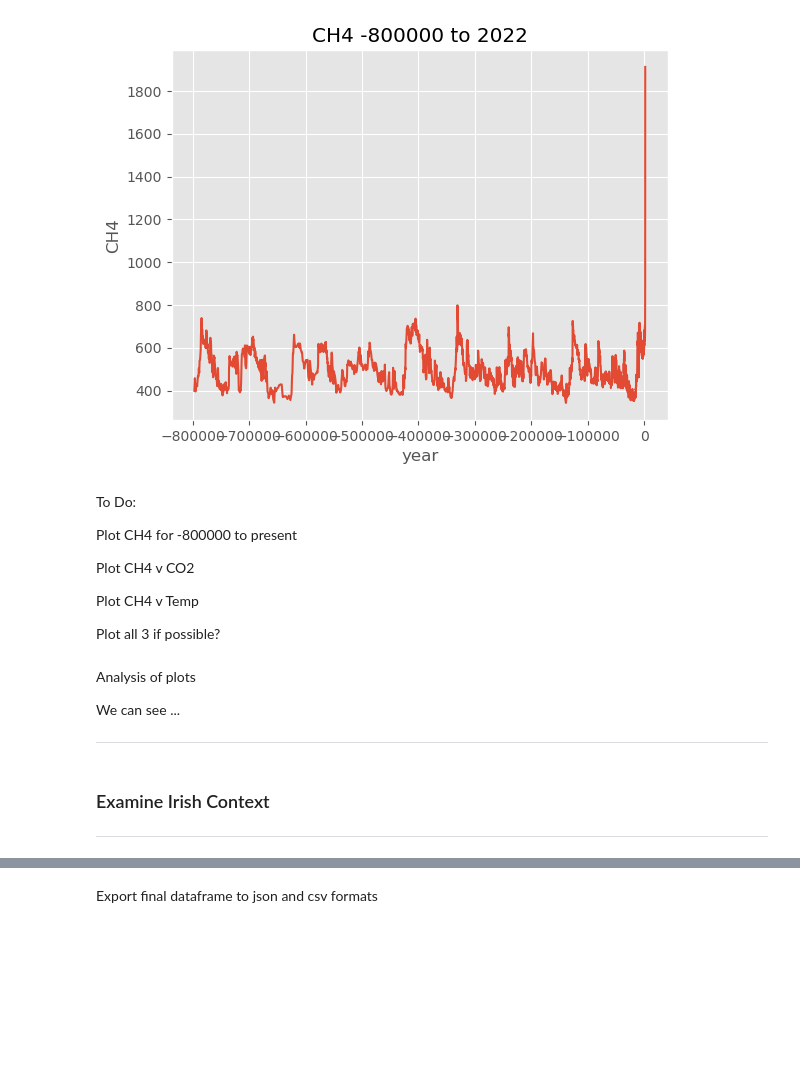
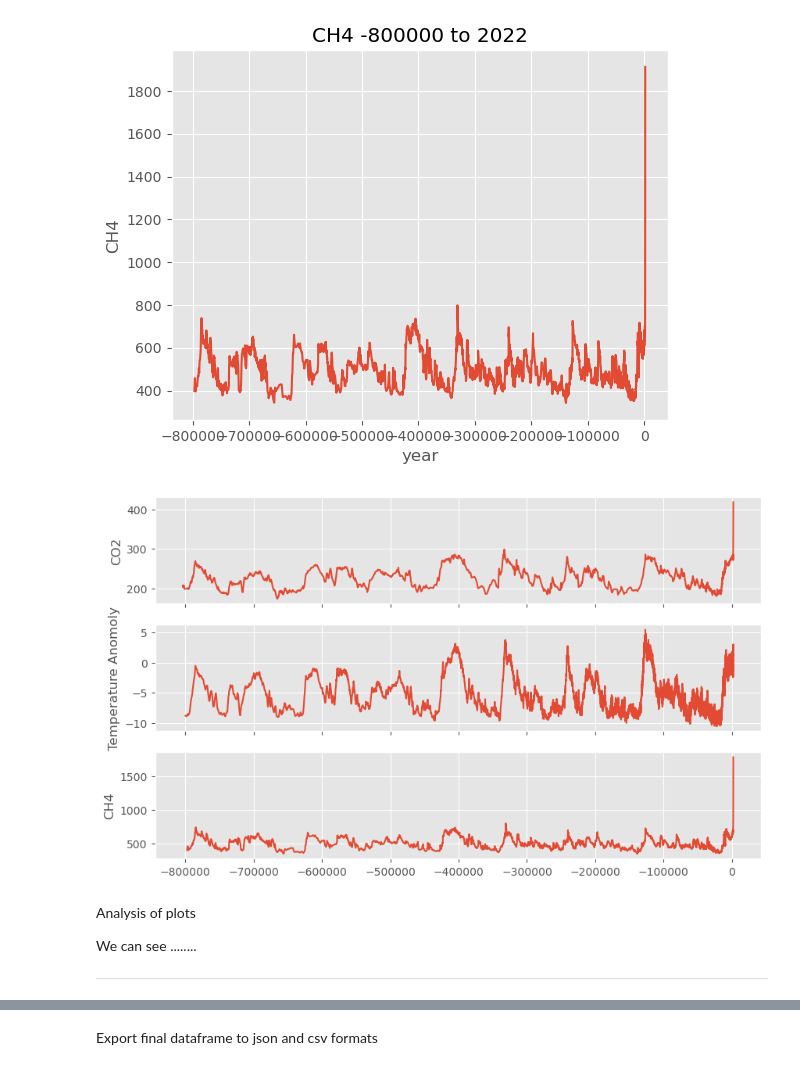
Before and after one commit to PeeBs68/mywork, a Jupyter notebook: project2.ipynb, the cells around one changed output, grey strips where cells are left out. Cells and saved outputs as stored; diff of their text form; code cells hidden in the pictures; blank space fills up the shorter version.

```diff
--- a/project2.ipynb
+++ b/project2.ipynb
@@ -253,11 +260,8 @@ https://climatechange.chicago.gov/sites/production/files/2016-08/ghg-concentrati
 # %%
 # Import CH4 data for -800000 to 2015
-import numpy as np
-import pandas as pd
-import seaborn as sns
+
+# Note: due to issues with the file format/encoding of the source data, we use a locally saved copy instead.
+
 ch4_col_names = ['year', 'CH4', 'law', 'cape', 'Mauna', 'Shetlands']
 # ch4_df = pd.read_csv("https://climatechange.chicago.gov/sites/production/files/2016-08/ghg-concentrations_fig-2.csv", skiprows = 8, sep = ',', names=ch4_col_names)
-# ch4_df = pd.read_csv("data/Book3_csv.csv", skiprows = 8, sep=',', names=ch4_col_names)
-ch4_df = pd.read_excel("data/CH4_data.xlsm", sheet_name="Book3_csv",skiprows = range(1, 8),names=ch4_col_names)
-
-ch4_df
+ch4_df = pd.read_excel("source_data/CH4_data.xlsm", sheet_name="sheet1",skiprows = range(1, 8),names=ch4_col_names)
@@ -279,12 +269,12 @@ ch4_df
 # Fill in the gaps from the other readings
 ch4_df.CH4.fillna(ch4_df.law, inplace=True)
 ch4_df.CH4.fillna(ch4_df.cape, inplace=True)
-#ch4_df = ch4_df.drop("Direct Measurements")
+ch4_df.CH4.fillna(ch4_df.Mauna, inplace=True)
+
+# Drop row with invalid data: https://stackoverflow.com/questions/60698147/how-to-drop-a-row-using-iloc-method
 ch4_df.drop(labels=2175, inplace=True)
-#ch4_df['year'] = ch4_df['year'].str.replace("\u2014", "-")
-#ch4_df['year'] = ch4_df['year'].astype(int)
-#fig, ax = plt.subplots(figsize=(20, 10))
-#ch4_df
+
+# Plot the graph
 sns.lineplot(data=ch4_df, x='year', y='CH4').set(title='CH4 -800000 to 2015');
 # %% [output]
 [figure]
@@ -369,25 +301,26 @@ final_ch4_df
 sns.lineplot(data=final_ch4_df, x='year', y='CH4').set(title='CH4 -800000 to 2022');
 # %% [output]
 [figure]
-# %% [markdown]
-To Do:
-
-Plot CH4 for -800000 to present
-
-Plot CH4 v CO2
-
-Plot CH4 v Temp
-
-Plot all 3 if possible?
+# %%
+
+# Plot all three - CO2, Temperature Anomoly and CH4
+
+plt.style.use('ggplot')
+fig, ax = plt.subplots(3,sharex=True,figsize=(10,6))
+ax[0].plot(final_co2_df['date'],final_co2_df['CO2'])
+ax[0].set_ylabel(r'CO2')
+
+ax[1].plot(final_df_2['date'],final_df_2['Temp'])
+ax[1].set_ylabel(r'Temperature Anomoly');
+
+ax[2].plot(ch4_df['year'],ch4_df['CH4'])
+ax[2].set_ylabel(r'CH4');
+# %% [output]
+[figure, added]
 # %% [markdown]
 Analysis of plots
 
-We can see ...
+We can see ........
+
 
 ---
-# %% [markdown]
-### Examine Irish Context
-
-
-
----
```
Also changed, not shown: parts of 19 cells of this notebook, 6 other files.
